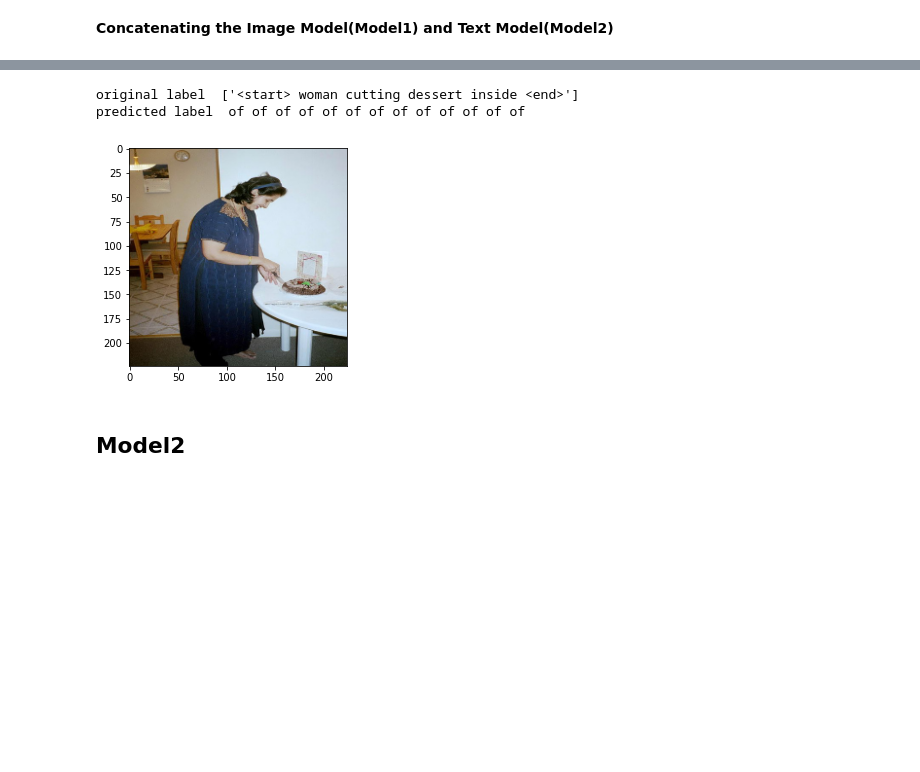
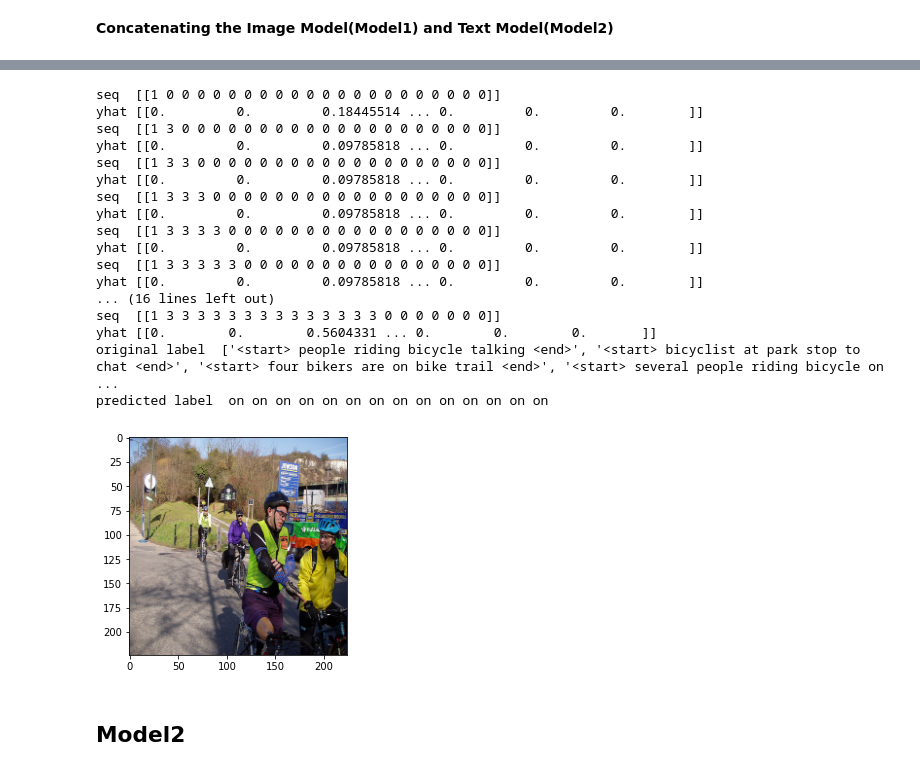
Before and after one commit to vipul43/image_description, a Jupyter notebook: image_description.ipynb, the cells around one changed output, grey strips where cells are left out. Cells and saved outputs as stored; diff of their text form; code cells hidden in the pictures; blank space fills up the shorter version.

```diff
--- a/image_description.ipynb
+++ b/image_description.ipynb
@@ -231,10 +226,10 @@ def data_generator(data, tk, new_shape, batch_size, max_len):
   n = 0
   while 1:
     for point in data:
-      n+=1
       photo = io.imread(point[0])
-      photo = transform.resize(image=photo, output_shape=new_shape)
+      photo = transform.resize(image=photo, preserve_range=True, output_shape=new_shape)
       for sent in point[1]:
+        n+=1
         seq = [tk.word_index[word] for word in sent.split(' ') if word in tk.word_index.keys()]
         for i in range(1, len(seq)):
           in_seq, out_seq = seq[:i], seq[i]
@@ -243,10 +238,10 @@ def data_generator(data, tk, new_shape, batch_size, max_len):
           X1.append(photo)
           X2.append(in_seq)
           y.append(out_seq)
-      if n == batch_size:
-        yield ([np.asarray(X1), np.asarray(X2)], np.asarray(y))
-        X1, X2, y = list(), list(), list()
-        n=0
+        if n == batch_size:
+          yield ([np.asarray(X1), np.asarray(X2)], np.asarray(y))
+          X1, X2, y = list(), list(), list()
+          n=0
 
 # predict function
 index_word = dict(map(reversed, tk.word_index.items()))
@@ -255,7 +250,9 @@ def predict(image, finalModel, max_len):
   for i in range(max_len):
     seq = [tk.word_index[word] for word in partial_caption.split() if word in tk.word_index.keys()]
     seq = pad_sequences([seq], maxlen=max_len, padding='post')
+    print('seq ', seq)
     yhat = finalModel.predict([np.expand_dims(image, 0),[seq]], verbose=0)
+    print('yhat', yhat)
     yhat = np.argmax(yhat)
     word = index_word[yhat]
     partial_caption += (' ' + word)
@@ -265,9 +262,9 @@ def predict(image, finalModel, max_len):
   final_caption = ' '.join(final_caption)
   return final_caption
 # %%
-finalModel.compile(optimizer=tf.keras.optimizers.Adam(lr = 0.0001), loss='categorical_crossentropy')
+finalModel.compile(optimizer=tf.keras.optimizers.Adam(lr = 0.003), loss='categorical_crossentropy')
 # %%
-batch_size = 1
+batch_size = 4
 steps = len(data)//batch_size
 generator = data_generator(data,tk, (224, 224, 3), batch_size, max_len)
 finalModel.fit(generator, epochs=5, steps_per_epoch=steps, shuffle=True)
@@ -282,0 +283,2 @@ KeyboardInterrupt: ignored
+# %%
+finalModel.fit(generator, epochs=5, steps_per_epoch=steps, shuffle=True)
@@ -283,16 +297,33 @@ KeyboardInterrupt: ignored
 # %%
 idx = np.random.randint(len(data))
+
 photo = io.imread(data[idx][0])
-photo = transform.resize(image=photo, output_shape=(224, 224, 3))
+show = transform.resize(image=photo, output_shape=(224, 224, 3))
+photo = transform.resize(image=photo, preserve_range=True, output_shape=(224, 224, 3))
 label = data[idx][1]
 pred = predict(photo, finalModel, max_len)
-plt.imshow(photo)
+plt.imshow(show)
 print("original label ", label)
 print("predicted label ", pred)
 # %% [output]
-original label  ['<start> woman cutting dessert inside <end>']
-predicted label  of of of of of of of of of of of of of
+seq  [[1 0 0 0 0 0 0 0 0 0 0 0 0 0 0 0 0 0 0 0 0 0]]
+yhat [[0.         0.         0.18445514 ... 0.         0.         0.        ]]
+seq  [[1 3 0 0 0 0 0 0 0 0 0 0 0 0 0 0 0 0 0 0 0 0]]
+yhat [[0.         0.         0.09785818 ... 0.         0.         0.        ]]
+seq  [[1 3 3 0 0 0 0 0 0 0 0 0 0 0 0 0 0 0 0 0 0 0]]
+yhat [[0.         0.         0.09785818 ... 0.         0.         0.        ]]
+seq  [[1 3 3 3 0 0 0 0 0 0 0 0 0 0 0 0 0 0 0 0 0 0]]
+yhat [[0.         0.         0.09785818 ... 0.         0.         0.        ]]
+seq  [[1 3 3 3 3 0 0 0 0 0 0 0 0 0 0 0 0 0 0 0 0 0]]
+yhat [[0.         0.         0.09785818 ... 0.         0.         0.        ]]
+seq  [[1 3 3 3 3 3 0 0 0 0 0 0 0 0 0 0 0 0 0 0 0 0]]
+yhat [[0.         0.         0.09785818 ... 0.         0.         0.        ]]
+... (16 lines left out)
+seq  [[1 3 3 3 3 3 3 3 3 3 3 3 3 3 3 0 0 0 0 0 0 0]]
+yhat [[0.        0.        0.5604331 ... 0.        0.        0.       ]]
+original label  ['<start> people riding bicycle talking <end>', '<start> bicyclist at park stop to chat <end>', '<start> four bikers are on bike trail <end>', '<start> several people riding bicycle on ...
+predicted label  on on on on on on on on on on on on on on
-[figure, old version]
+[figure, new version]
 # %% [markdown]
 ## Model2
 # %%
```
Also changed, not shown: parts of 8 cells of this notebook.
